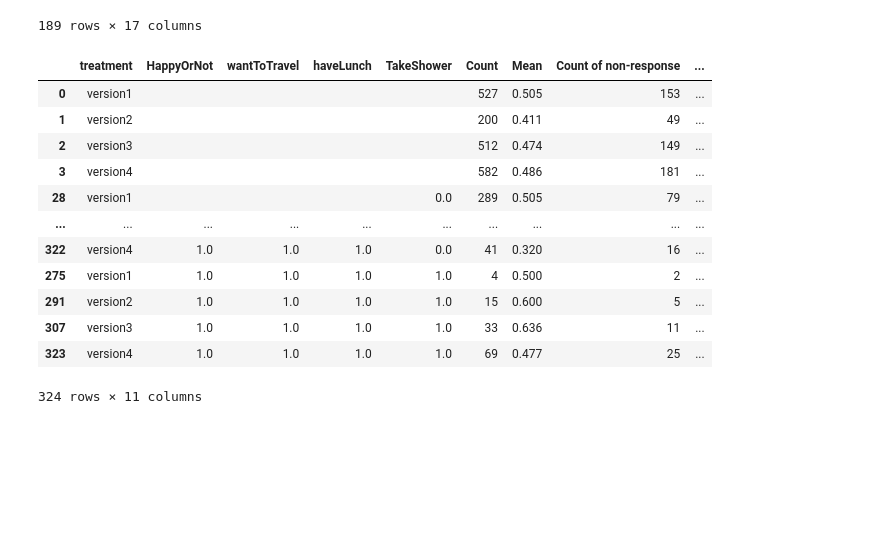
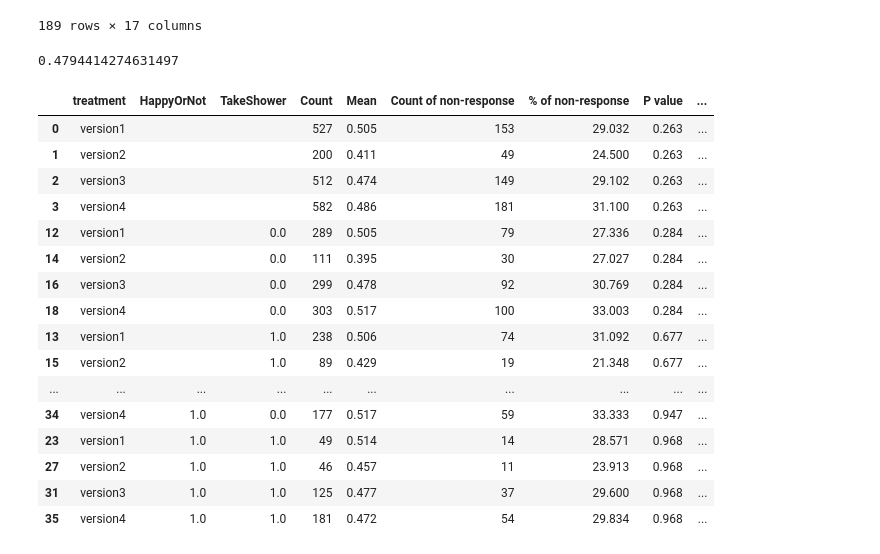
Before and after one commit to AIEPlatform/AIEPlatform, a Jupyter notebook: backend/Analysis/summary table test.ipynb, the cells around one changed output. Cells and saved outputs as stored; diff of their text form; code cells hidden in the pictures; blank space fills up the shorter version.

Commit message:
delete F value, added power

```diff
--- a/backend/Analysis/summary table test.ipynb
+++ b/backend/Analysis/summary table test.ipynb
@@ -36,3 +36,6 @@ def get_stats(df, group_by):
         "percent_of_non_response": "% of non-response"
     })
     return df
+# %%
+df = pd.read_csv('~/Desktop/DataArrow/dataset/4v4var.csv')
+df
@@ -83,6 +100,33 @@ filtered_df_boolean
 | 187 | 64887a08e3bb62aff3a962b4 | sim_user_99 | 1.0 | NaN | ThompsonSamplingContextual | version1 | 2023-06-13 10:15:36.559 | 2023-06-13 10:15:37.906 | ... |
 | 188 | 64887a3ae3bb62aff3a96d0a | sim_user_99 | 1.0 | NaN | ThompsonSamplingContextual | version1 | 2023-06-13 10:16:26.160 | 2023-06-13 10:16:27.651 | ... |
 189 rows × 17 columns
+# %%
+# added statistical power
+from statsmodels.stats.power import FTestAnovaPower
+
+def calculate_statistical_power(df, outcome_var):
+    nobs = len(df[outcome_var])  # total number of observations
+    n_groups = df[outcome_var].nunique()  # unique outcome
+
+    # Calculate effect size (eta squared)
+    ss_total = np.sum((df[outcome_var] - np.mean(df[outcome_var]))**2)
+    ss_explained = (np.sum(df.groupby('treatment')[outcome_var].count() *
+                           (df.groupby('treatment')[outcome_var].mean() - np.mean(df[outcome_var]))**2))
+    eta_squared = ss_explained / ss_total
+
+    # Perform power analysis
+    analysis = FTestAnovaPower()
+    # Statistical Power calculations F-test for one factor balanced ANOVA
+    # This is based on Cohen’s f as effect size measure.
+    power = analysis.solve_power(eta_squared, nobs=nobs, alpha=0.05, k_groups=n_groups)
+
+    return round(power, 3)  # return rounded power
+# %%
+df.groupby('treatment')["outcome"].count()
+df.groupby('treatment')["outcome"].mean()
+np.mean(df["outcome"])
+# %% [output]
+0.4794414274631497
 # %%
 # test
 def basic_reward_summary_table(df, selectedVariables):
@@ -111,7 +155,7 @@ def basic_reward_summary_table(df, selectedVariables):
 
 
     unique_versions = result_df['treatment'].unique()
-    # Get the filter conditions -> TODO: since the table won't have many rows, it is fine to do a for loop?
+    # Get the filter conditions -> TODO: since the table won't have many rows, it is fine to do a for loop? - solved
 
     filter_conditions = []
     for comb in all_combs:
@@ -121,38 +165,45 @@ def basic_reward_summary_table(df, selectedVariables):
         filter_conditions.extend(unique_combinations)
 
 
-    # Use ANOVA to calculate p-value and f-value
+    # Use ANOVA to calculate p-value and power
     for filter_condition in filter_conditions:
         filtered_df = filter_dataframe(df, filter_condition)
         outcomes = [filtered_df[filtered_df['treatment'] == version]['outcome'].dropna() for version in unique_versions]
         f_value, p_value = stats.f_oneway(*outcomes)
+        # calculate power for the filtered dataframe
+        power = calculate_statistical_power(filtered_df, 'outcome')
 
         for index, row in result_df.iterrows():
             if all(row[key] == value for key, value in filter_condition.items()):
                 result_df.loc[index, 'P value'] = round(p_value,3)
-                result_df.loc[index, 'F value'] = round(f_value,3)
+                result_df.loc[index, 'Power'] = power
 
     # calculate p value for the whole dataset.
     outcomes = [df[df['treatment'] == version]['outcome'].dropna() for version in unique_versions]
     f_value, p_value = stats.f_oneway(*outcomes)
+    power = calculate_statistical_power(df, 'outcome')
     for index, row in result_df.iterrows():
         if all(row[key] == "" for key in selectedVariables):
             result_df.loc[index, 'P value'] = round(p_value,3)
-            result_df.loc[index, 'F value'] = round(f_value,3)
+            result_df.loc[index, 'Power'] = power
     return result_df
 # %%
-basic_reward_summary_table(df, ['HappyOrNot','wantToTravel','haveLunch','TakeShower'])
+basic_reward_summary_table(df, ['HappyOrNot','TakeShower'])
 # %% [output]
-|  | treatment | HappyOrNot | wantToTravel | haveLunch | TakeShower | Count | Mean | Count of non-response | ... |
-| 0 | version1 |  |  |  |  | 527 | 0.505 | 153 | ... |
-| 1 | version2 |  |  |  |  | 200 | 0.411 | 49 | ... |
-| 2 | version3 |  |  |  |  | 512 | 0.474 | 149 | ... |
-| 3 | version4 |  |  |  |  | 582 | 0.486 | 181 | ... |
-| 28 | version1 |  |  |  | 0.0 | 289 | 0.505 | 79 | ... |
+|  | treatment | HappyOrNot | TakeShower | Count | Mean | Count of non-response | % of non-response | P value | ... |
+| 0 | version1 |  |  | 527 | 0.505 | 153 | 29.032 | 0.263 | ... |
+| 1 | version2 |  |  | 200 | 0.411 | 49 | 24.500 | 0.263 | ... |
+| 2 | version3 |  |  | 512 | 0.474 | 149 | 29.102 | 0.263 | ... |
+| 3 | version4 |  |  | 582 | 0.486 | 181 | 31.100 | 0.263 | ... |
+| 12 | version1 |  | 0.0 | 289 | 0.505 | 79 | 27.336 | 0.284 | ... |
+| 14 | version2 |  | 0.0 | 111 | 0.395 | 30 | 27.027 | 0.284 | ... |
+| 16 | version3 |  | 0.0 | 299 | 0.478 | 92 | 30.769 | 0.284 | ... |
+| 18 | version4 |  | 0.0 | 303 | 0.517 | 100 | 33.003 | 0.284 | ... |
+| 13 | version1 |  | 1.0 | 238 | 0.506 | 74 | 31.092 | 0.677 | ... |
+| 15 | version2 |  | 1.0 | 89 | 0.429 | 19 | 21.348 | 0.677 | ... |
 | ... | ... | ... | ... | ... | ... | ... | ... | ... | ... |
-| 322 | version4 | 1.0 | 1.0 | 1.0 | 0.0 | 41 | 0.320 | 16 | ... |
-| 275 | version1 | 1.0 | 1.0 | 1.0 | 1.0 | 4 | 0.500 | 2 | ... |
-| 291 | version2 | 1.0 | 1.0 | 1.0 | 1.0 | 15 | 0.600 | 5 | ... |
-| 307 | version3 | 1.0 | 1.0 | 1.0 | 1.0 | 33 | 0.636 | 11 | ... |
-| 323 | version4 | 1.0 | 1.0 | 1.0 | 1.0 | 69 | 0.477 | 25 | ... |
+| 34 | version4 | 1.0 | 0.0 | 177 | 0.517 | 59 | 33.333 | 0.947 | ... |
+| 23 | version1 | 1.0 | 1.0 | 49 | 0.514 | 14 | 28.571 | 0.968 | ... |
+| 27 | version2 | 1.0 | 1.0 | 46 | 0.457 | 11 | 23.913 | 0.968 | ... |
+| 31 | version3 | 1.0 | 1.0 | 125 | 0.477 | 37 | 29.600 | 0.968 | ... |
+| 35 | version4 | 1.0 | 1.0 | 181 | 0.472 | 54 | 29.834 | 0.968 | ... |
-324 rows × 11 columns
```
Also changed, not shown: parts of 5 cells of this notebook, 1 other file.
